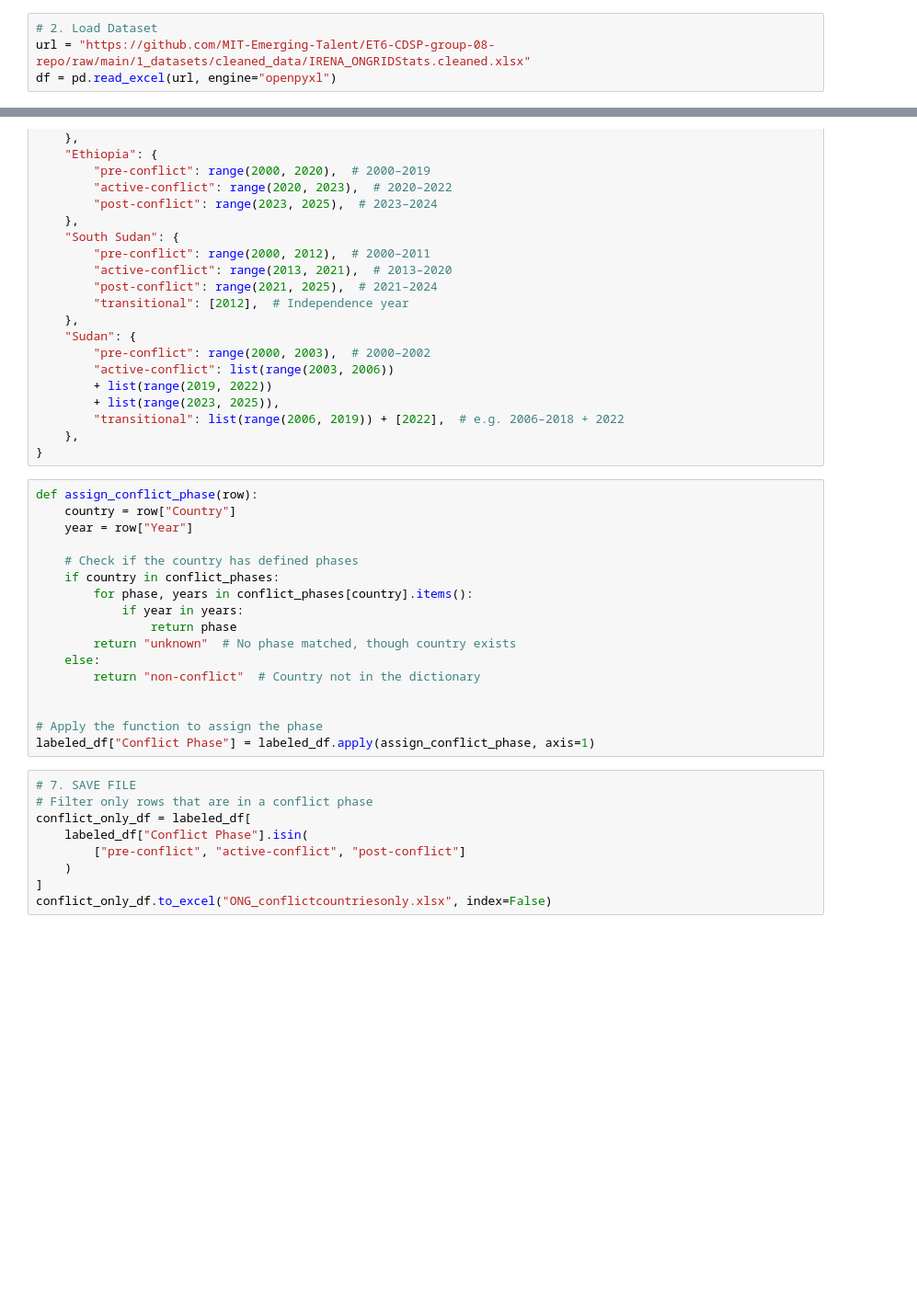
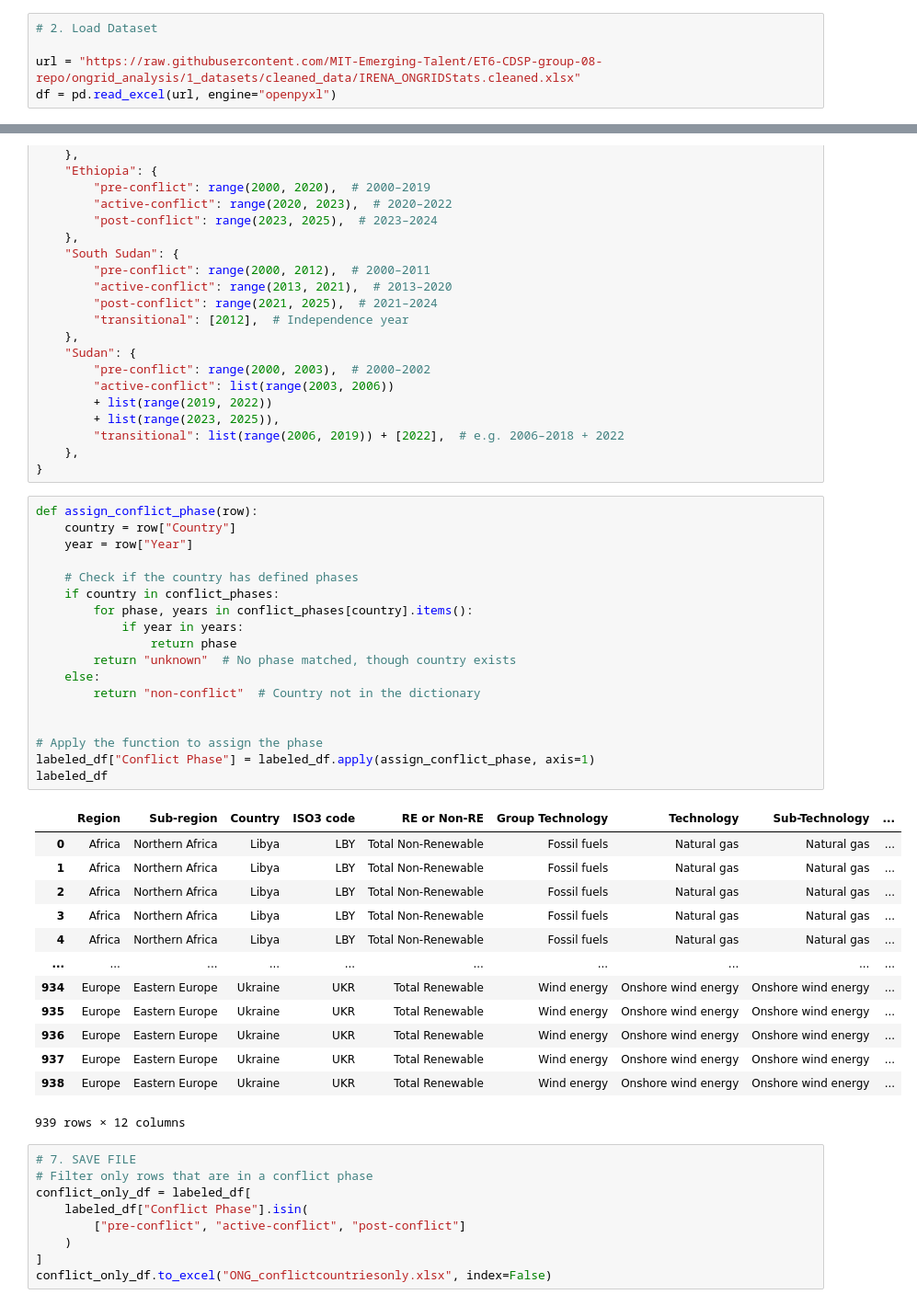
Before and after one commit to MIT-Emerging-Talent/ET6-CDSP-group-08-repo, a Jupyter notebook: 3_data_exploration/IRENA_ONG_explore.ipynb, the cells around one changed output, grey strips where cells are left out. Shown at 92% size. Drawn from its saved outputs; the diff is of its cells as text; blank space fills up the shorter version.

```diff
--- a/3_data_exploration/IRENA_ONG_explore.ipynb
+++ b/3_data_exploration/IRENA_ONG_explore.ipynb
@@ -11,7 +11,8 @@ import seaborn as sns
 sns.set(style="whitegrid", palette="pastel")
 # %%
 # 2. Load Dataset
-url = "https://github.com/MIT-Emerging-Talent/ET6-CDSP-group-08-repo/raw/main/1_datasets/cleaned_data/IRENA_ONGRIDStats.cleaned.xlsx"
+
+url = "https://raw.githubusercontent.com/MIT-Emerging-Talent/ET6-CDSP-group-08-repo/ongrid_analysis/1_datasets/cleaned_data/IRENA_ONGRIDStats.cleaned.xlsx"
 df = pd.read_excel(url, engine="openpyxl")
 # %%
 # 3. Quick Preview
@@ -116,20 +117,35 @@ conflict_phases = {
 # %%
 def assign_conflict_phase(row):
     country = row["Country"]
     year = row["Year"]
 
     # Check if the country has defined phases
     if country in conflict_phases:
         for phase, years in conflict_phases[country].items():
             if year in years:
                 return phase
         return "unknown"  # No phase matched, though country exists
     else:
         return "non-conflict"  # Country not in the dictionary
 
 
 # Apply the function to assign the phase
 labeled_df["Conflict Phase"] = labeled_df.apply(assign_conflict_phase, axis=1)
+labeled_df
+# %% [output]
+|  | Region | Sub-region | Country | ISO3 code | RE or Non-RE | Group Technology | Technology | Sub-Technology | ... |
+| 0 | Africa | Northern Africa | Libya | LBY | Total Non-Renewable | Fossil fuels | Natural gas | Natural gas | ... |
+| 1 | Africa | Northern Africa | Libya | LBY | Total Non-Renewable | Fossil fuels | Natural gas | Natural gas | ... |
+| 2 | Africa | Northern Africa | Libya | LBY | Total Non-Renewable | Fossil fuels | Natural gas | Natural gas | ... |
+| 3 | Africa | Northern Africa | Libya | LBY | Total Non-Renewable | Fossil fuels | Natural gas | Natural gas | ... |
+| 4 | Africa | Northern Africa | Libya | LBY | Total Non-Renewable | Fossil fuels | Natural gas | Natural gas | ... |
+| ... | ... | ... | ... | ... | ... | ... | ... | ... | ... |
+| 934 | Europe | Eastern Europe | Ukraine | UKR | Total Renewable | Wind energy | Onshore wind energy | Onshore wind energy | ... |
+| 935 | Europe | Eastern Europe | Ukraine | UKR | Total Renewable | Wind energy | Onshore wind energy | Onshore wind energy | ... |
+| 936 | Europe | Eastern Europe | Ukraine | UKR | Total Renewable | Wind energy | Onshore wind energy | Onshore wind energy | ... |
+| 937 | Europe | Eastern Europe | Ukraine | UKR | Total Renewable | Wind energy | Onshore wind energy | Onshore wind energy | ... |
+| 938 | Europe | Eastern Europe | Ukraine | UKR | Total Renewable | Wind energy | Onshore wind energy | Onshore wind energy | ... |
+939 rows × 12 columns
 # %%
 # 7. SAVE FILE
 # Filter only rows that are in a conflict phase
```
Also changed, not shown: parts of 1 cell of this notebook, 1 other file.
